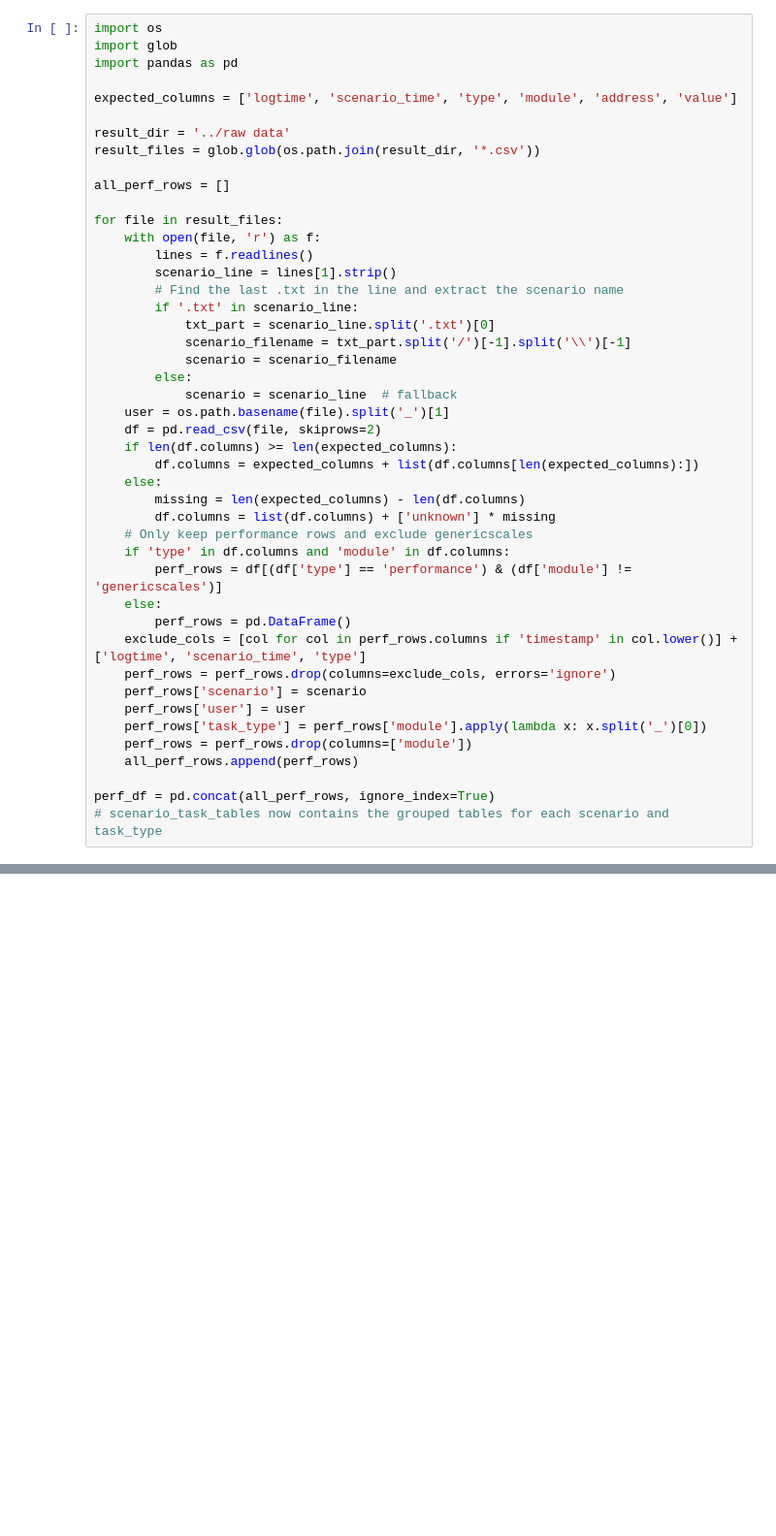
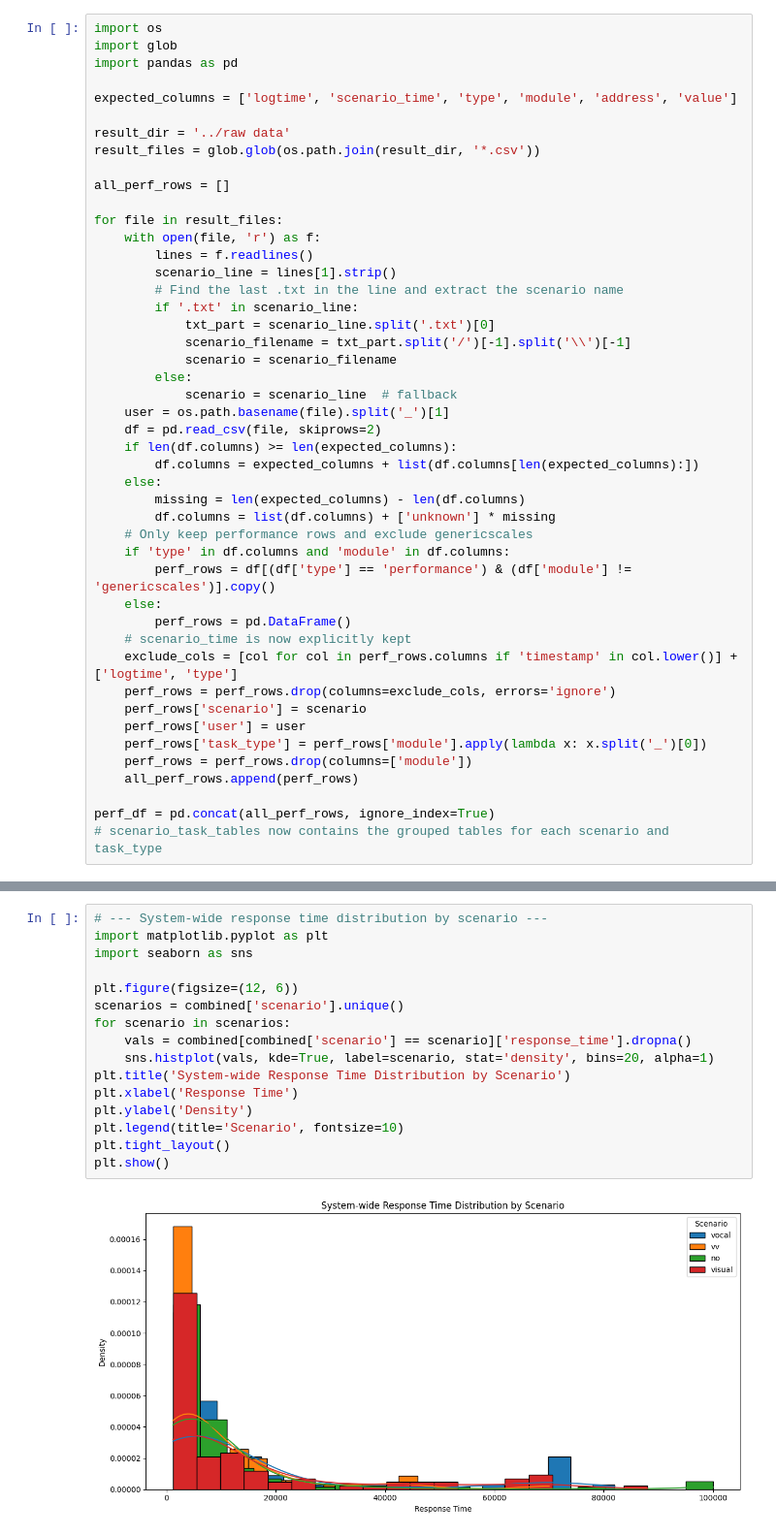
Before and after one commit to mbengterry/humanTAI, a Jupyter notebook: result/analysis/performce_analysis.ipynb, the cells around one changed output, grey strips where cells are left out. Shown: that part at 97% size. Saved outputs shown, nothing was run; the diff lists cells and outputs as text; blank space fills up the shorter version.

```diff
--- a/result/analysis/performce_analysis.ipynb
+++ b/result/analysis/performce_analysis.ipynb
@@ -30,10 +30,11 @@ for file in result_files:
         df.columns = list(df.columns) + ['unknown'] * missing
     # Only keep performance rows and exclude genericscales
     if 'type' in df.columns and 'module' in df.columns:
-        perf_rows = df[(df['type'] == 'performance') & (df['module'] != 'genericscales')]
+        perf_rows = df[(df['type'] == 'performance') & (df['module'] != 'genericscales')].copy()
     else:
         perf_rows = pd.DataFrame()
-    exclude_cols = [col for col in perf_rows.columns if 'timestamp' in col.lower()] + ['logtime', 'scenario_time', 'type']
+    # scenario_time is now explicitly kept
+    exclude_cols = [col for col in perf_rows.columns if 'timestamp' in col.lower()] + ['logtime', 'type']
     perf_rows = perf_rows.drop(columns=exclude_cols, errors='ignore')
     perf_rows['scenario'] = scenario
     perf_rows['user'] = user
@@ -179,0 +410,18 @@ agg:             scenario  avg_hits  avg_misses  avg_response_time
+# %%
+# --- System-wide response time distribution by scenario ---
+import matplotlib.pyplot as plt
+import seaborn as sns
+
+plt.figure(figsize=(12, 6))
+scenarios = combined['scenario'].unique()
+for scenario in scenarios:
+    vals = combined[combined['scenario'] == scenario]['response_time'].dropna()
+    sns.histplot(vals, kde=True, label=scenario, stat='density', bins=20, alpha=1)
+plt.title('System-wide Response Time Distribution by Scenario')
+plt.xlabel('Response Time')
+plt.ylabel('Density')
+plt.legend(title='Scenario', fontsize=10)
+plt.tight_layout()
+plt.show()
+# %% [output]
+[figure, added]
```
Also changed, not shown: parts of 9 cells of this notebook, 5 other files.
